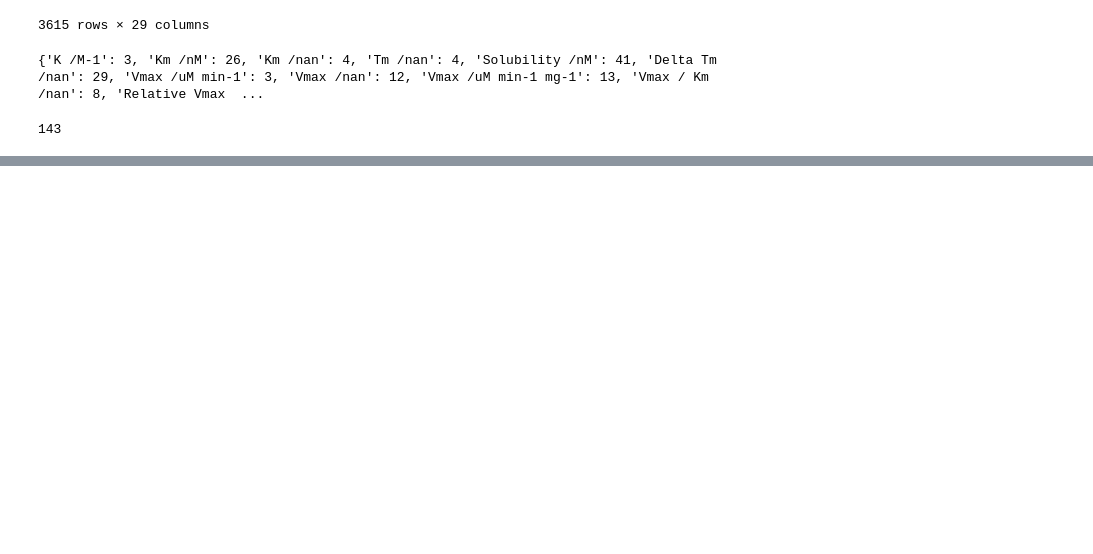
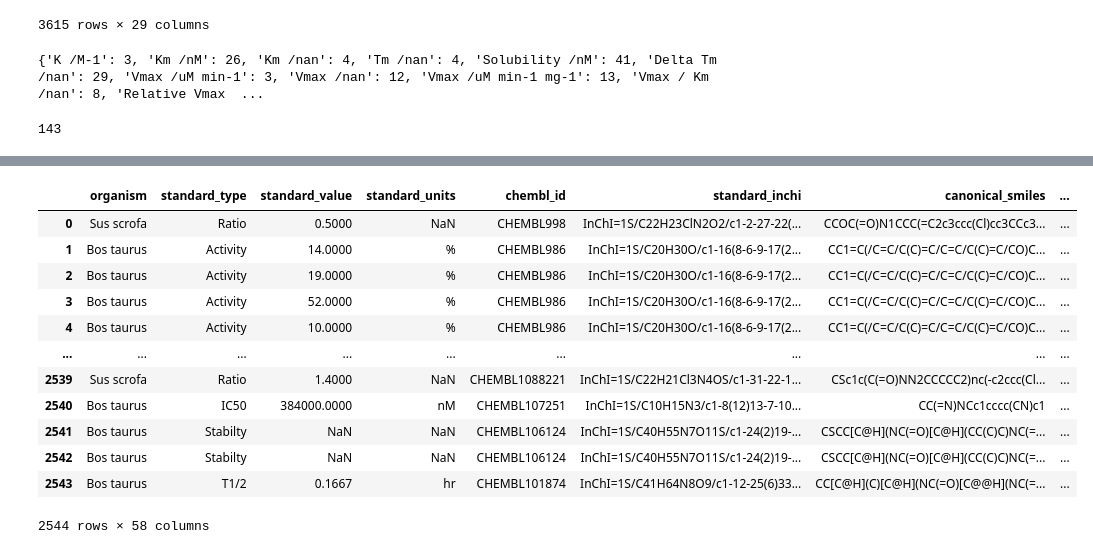
Before and after one commit to Cargill-Capstone2021/ADME-modeling-for-Cargill, a Jupyter notebook: working/data_preparation.ipynb, the cells around one changed output, grey strips where cells are left out. Saved outputs shown, nothing was run; the diff lists cells and outputs as text; code cells hidden in the pictures; blank space fills up the shorter version.

```diff
--- a/working/data_preparation.ipynb
+++ b/working/data_preparation.ipynb
@@ -163,0 +165,18 @@ len(seen_sorted)
+# %%
+df_cattle = df_cattle.sort_values(by=['chembl_id'], ascending=False).reset_index(drop=True)
+
+df_cattle
+# %% [output]
+|  | organism | standard_type | standard_value | standard_units | chembl_id | standard_inchi | canonical_smiles | ... |
+| 0 | Sus scrofa | Ratio | 0.5000 | NaN | CHEMBL998 | InChI=1S/C22H23ClN2O2/c1-2-27-22(... | CCOC(=O)N1CCC(=C2c3ccc(Cl)cc3CCc3... | ... |
+| 1 | Bos taurus | Activity | 14.0000 | % | CHEMBL986 | InChI=1S/C20H30O/c1-16(8-6-9-17(2... | CC1=C(/C=C/C(C)=C/C=C/C(C)=C/CO)C... | ... |
+| 2 | Bos taurus | Activity | 19.0000 | % | CHEMBL986 | InChI=1S/C20H30O/c1-16(8-6-9-17(2... | CC1=C(/C=C/C(C)=C/C=C/C(C)=C/CO)C... | ... |
+| 3 | Bos taurus | Activity | 52.0000 | % | CHEMBL986 | InChI=1S/C20H30O/c1-16(8-6-9-17(2... | CC1=C(/C=C/C(C)=C/C=C/C(C)=C/CO)C... | ... |
+| 4 | Bos taurus | Activity | 10.0000 | % | CHEMBL986 | InChI=1S/C20H30O/c1-16(8-6-9-17(2... | CC1=C(/C=C/C(C)=C/C=C/C(C)=C/CO)C... | ... |
+| ... | ... | ... | ... | ... | ... | ... | ... | ... |
+| 2539 | Sus scrofa | Ratio | 1.4000 | NaN | CHEMBL1088221 | InChI=1S/C22H21Cl3N4OS/c1-31-22-1... | CSc1c(C(=O)NN2CCCCC2)nc(-c2ccc(Cl... | ... |
+| 2540 | Bos taurus | IC50 | 384000.0000 | nM | CHEMBL107251 | InChI=1S/C10H15N3/c1-8(12)13-7-10... | CC(=N)NCc1cccc(CN)c1 | ... |
+| 2541 | Bos taurus | Stabilty | NaN | NaN | CHEMBL106124 | InChI=1S/C40H55N7O11S/c1-24(2)19-... | CSCC[C@H](NC(=O)[C@H](CC(C)C)NC(=... | ... |
+| 2542 | Bos taurus | Stabilty | NaN | NaN | CHEMBL106124 | InChI=1S/C40H55N7O11S/c1-24(2)19-... | CSCC[C@H](NC(=O)[C@H](CC(C)C)NC(=... | ... |
+| 2543 | Bos taurus | T1/2 | 0.1667 | hr | CHEMBL101874 | InChI=1S/C41H64N8O9/c1-12-25(6)33... | CC[C@H](C)[C@H](NC(=O)[C@@H](NC(=... | ... |
+2544 rows × 58 columns
```
Also changed, not shown: parts of 15 cells of this notebook.
